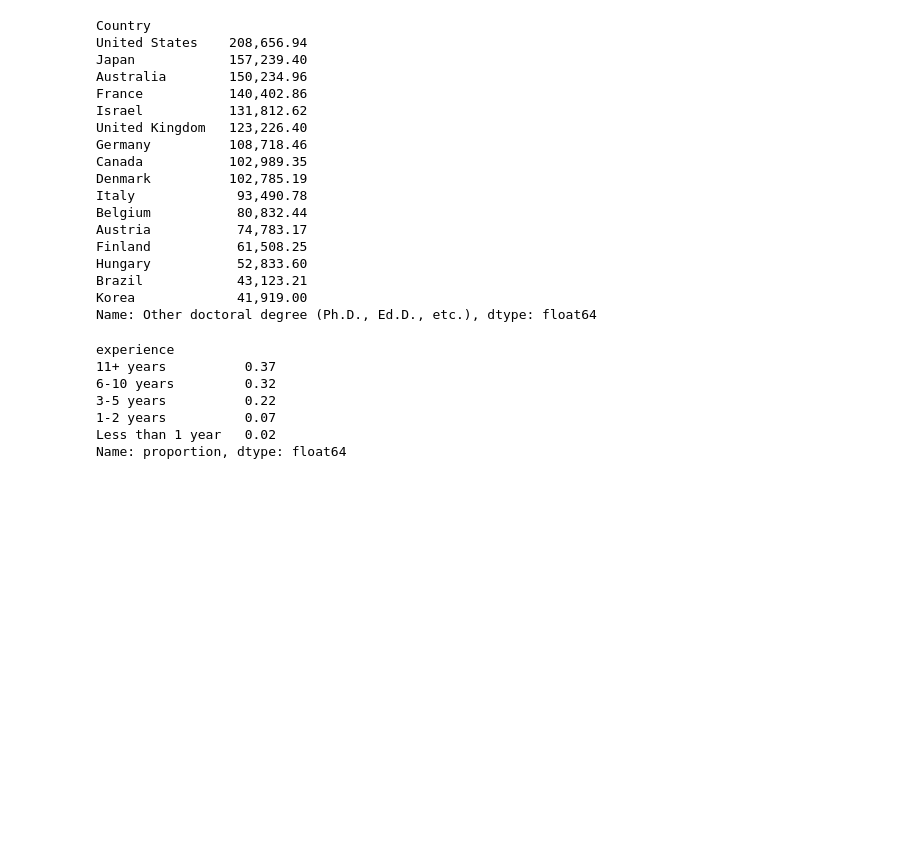
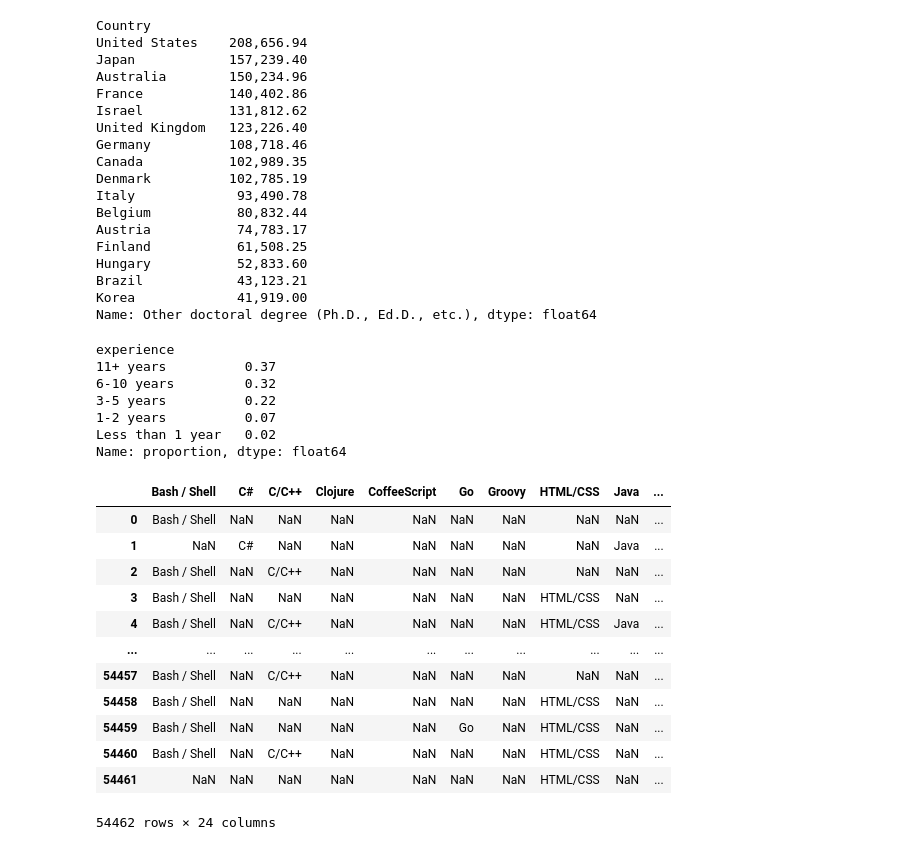
Before and after one commit to injeolmi0304/pandas-workout2, a Jupyter notebook: chapter-08-Midways_project/project.ipynb, the cells around one changed output. Saved outputs shown, nothing was run; the diff lists cells and outputs as text; code cells hidden in the pictures; blank space fills up the shorter version.

```diff
--- a/chapter-08-Midways_project/project.ipynb
+++ b/chapter-08-Midways_project/project.ipynb
@@ -513,3 +555,19 @@ experience
 1-2 years          0.07
 Less than 1 year   0.02
 Name: proportion, dtype: float64
+# %%
+py_df['other.lang']
+# %% [output]
+|  | Bash / Shell | C# | C/C++ | Clojure | CoffeeScript | Go | Groovy | HTML/CSS | Java | ... |
+| 0 | Bash / Shell | NaN | NaN | NaN | NaN | NaN | NaN | NaN | NaN | ... |
+| 1 | NaN | C# | NaN | NaN | NaN | NaN | NaN | NaN | Java | ... |
+| 2 | Bash / Shell | NaN | C/C++ | NaN | NaN | NaN | NaN | NaN | NaN | ... |
+| 3 | Bash / Shell | NaN | NaN | NaN | NaN | NaN | NaN | HTML/CSS | NaN | ... |
+| 4 | Bash / Shell | NaN | C/C++ | NaN | NaN | NaN | NaN | HTML/CSS | Java | ... |
+| ... | ... | ... | ... | ... | ... | ... | ... | ... | ... | ... |
+| 54457 | Bash / Shell | NaN | C/C++ | NaN | NaN | NaN | NaN | NaN | NaN | ... |
+| 54458 | Bash / Shell | NaN | NaN | NaN | NaN | NaN | NaN | HTML/CSS | NaN | ... |
+| 54459 | Bash / Shell | NaN | NaN | NaN | NaN | Go | NaN | HTML/CSS | NaN | ... |
+| 54460 | Bash / Shell | NaN | C/C++ | NaN | NaN | NaN | NaN | HTML/CSS | NaN | ... |
+| 54461 | NaN | NaN | NaN | NaN | NaN | NaN | NaN | HTML/CSS | NaN | ... |
+54462 rows × 24 columns
```
Also changed, not shown: parts of 3 cells of this notebook.
